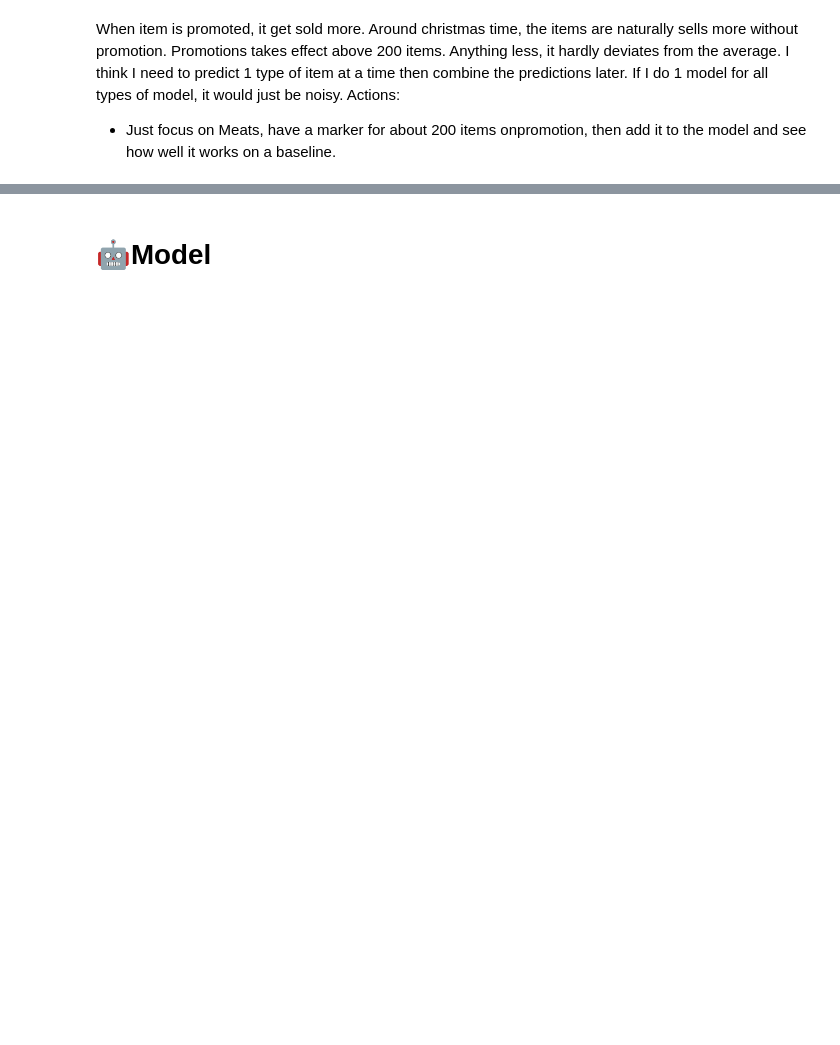
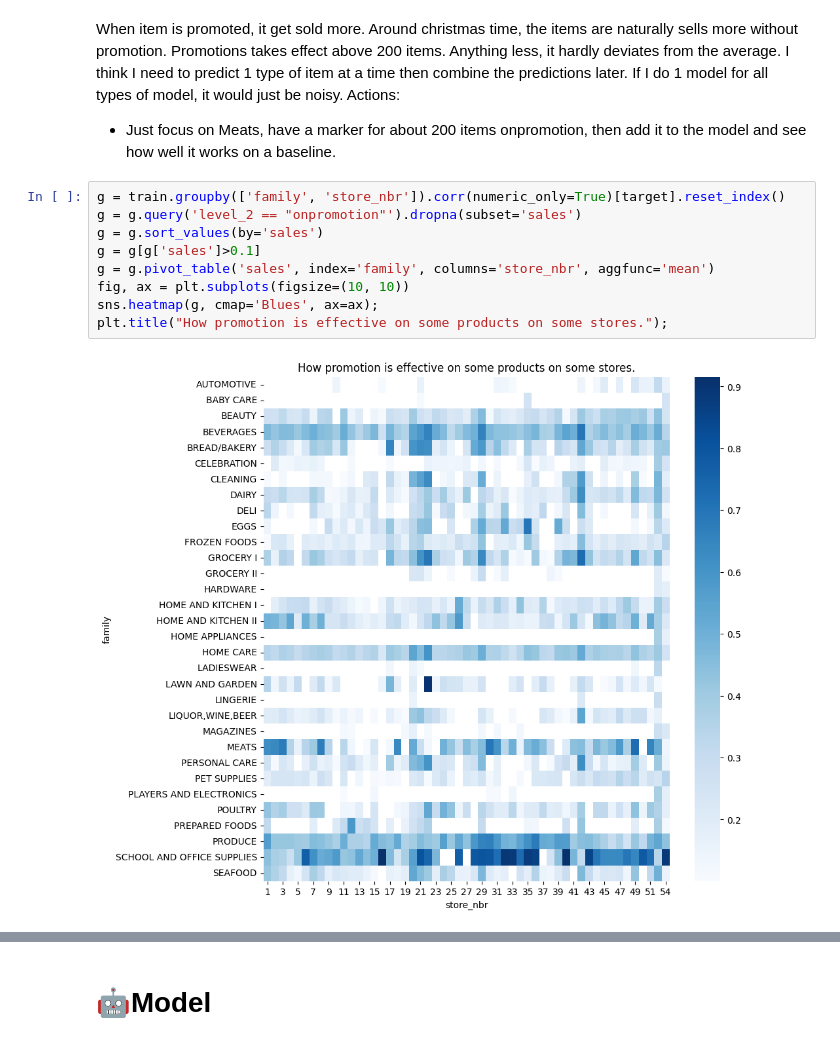
Before and after one commit to cmd-master/store-sales, a Jupyter notebook: store-sales.ipynb, the cells around one changed output, grey strips where cells are left out. Drawn from its saved outputs; the diff is of its cells as text; blank space fills up the shorter version.

```diff
--- a/store-sales.ipynb
+++ b/store-sales.ipynb
@@ -147,3 +140,14 @@ g.sort_values(by='prosale', ascending=False)
 When item is promoted, it get sold more. Around christmas time, the items are naturally sells more without promotion. Promotions takes effect above 200 items. Anything less, it hardly deviates from the average. I think I need to predict 1 type of item at a time then combine the predictions later. If I do 1 model for all types of model, it would just be noisy.
 Actions:
 - Just focus on Meats, have a marker for about 200 items onpromotion, then add it to the model and see how well it works on a baseline.
+# %%
+g = train.groupby(['family', 'store_nbr']).corr(numeric_only=True)[target].reset_index()
+g = g.query('level_2 == "onpromotion"').dropna(subset='sales')
+g = g.sort_values(by='sales')
+g = g[g['sales']>0.1]
+g = g.pivot_table('sales', index='family', columns='store_nbr', aggfunc='mean')
+fig, ax = plt.subplots(figsize=(10, 10))
+sns.heatmap(g, cmap='Blues', ax=ax);
+plt.title("How promotion is effective on some products on some stores.");
+# %% [output]
+[figure, added]
```
Also changed, not shown: parts of 13 cells of this notebook.
